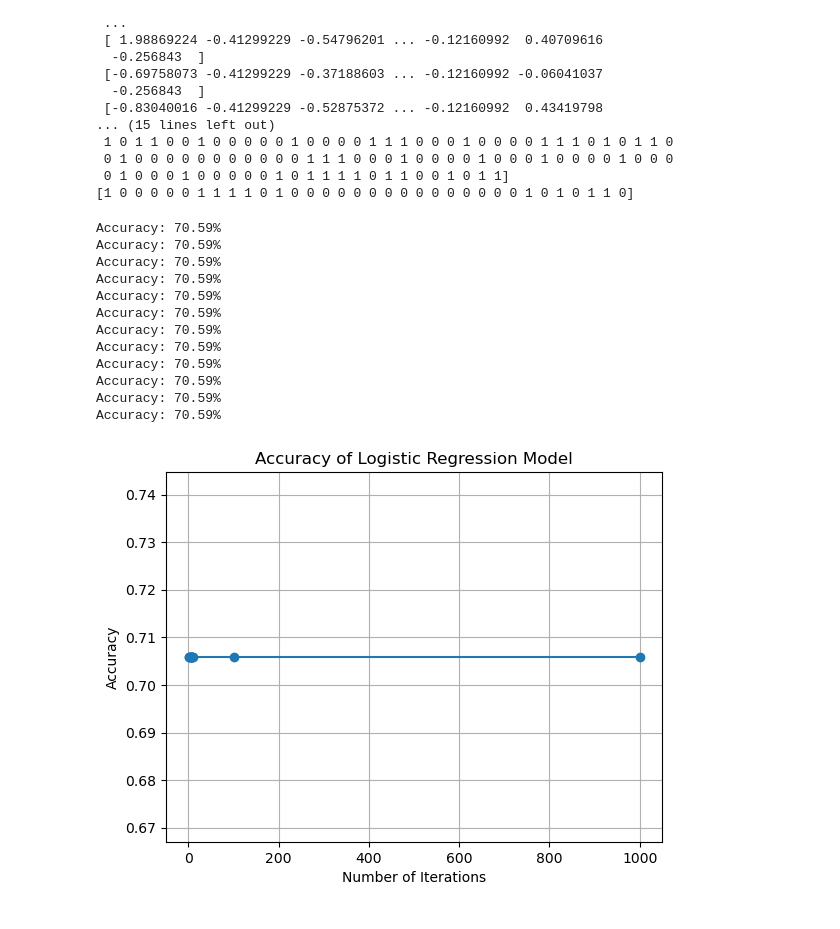
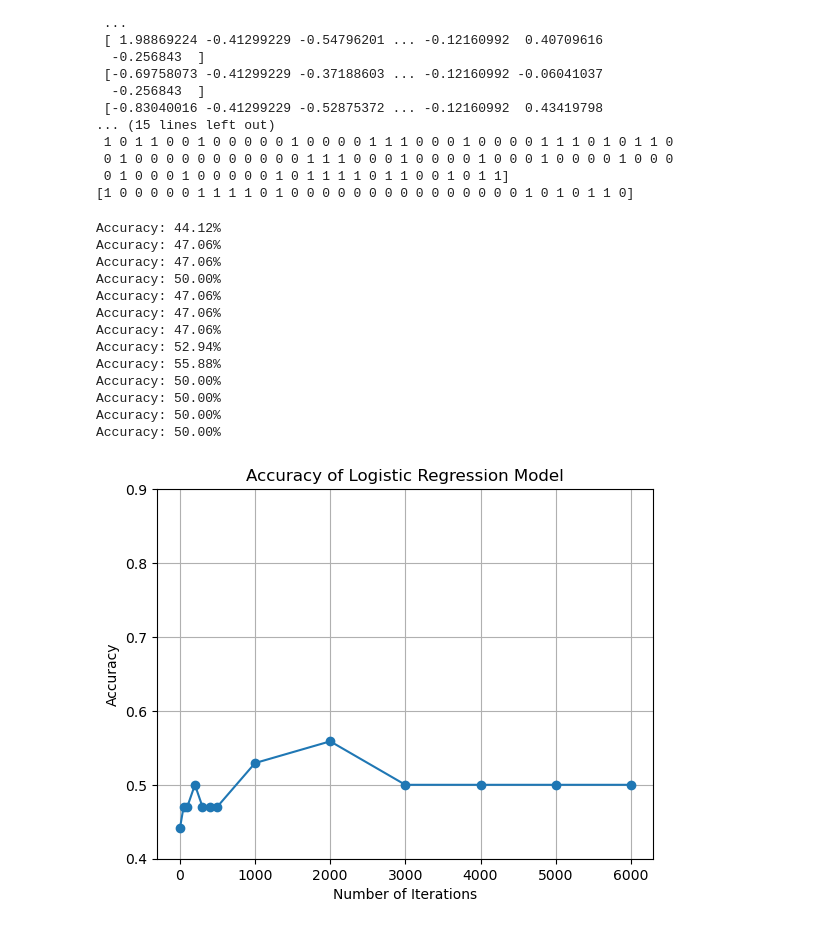
Before and after one commit to jonazhu/02620_ml_group5, a Jupyter notebook: FeatureEliminationLogisticRegression.ipynb, the cells around one changed output. Cells and saved outputs as stored; diff of their text form; code cells hidden in the pictures.

```diff
--- a/FeatureEliminationLogisticRegression.ipynb
+++ b/FeatureEliminationLogisticRegression.ipynb
@@ -26,4 +31,7 @@ Number of rows: 171
 Number of columns: 1204
 # %%
 def sigmoid(z):
+    """
+    sigmoid() is the simple mathematical function mapping real numbers to probabilities between 0 and 1
+    """
     return 1/(1+np.exp(-z))
@@ -171,27 +277,4 @@ Target variable for logistic regression:
  1 1 1 1 1 1 1 1 1 1 1 1 1 1 1 1 1 1 1 1 1 1 1 1 1 1 1 1 0 0 0 0 0 0 0 0 0
  0 0 0 0 0 0 0 0 0 0 0 0 0 0 0 0 0 0 0 0 0 1 1]
 <class 'numpy.ndarray'>
-# %%
-#Function for splitting data into training/testing sections
-def train_test_split(X, y, test_size=0.2, random_state=None):
-    """Split the dataset into training and testing sets."""
-    if random_state is not None:
-        np.random.seed(random_state)
-
-    #Shuffle indices
-    indices = np.arange(len(X))
-    np.random.shuffle(indices)
-
-    #Calculate the number of samples for the testing set
-    num_test_samples = int(len(X) * test_size)
-
-    #Split the shuffled indices into training and testing indices
-    test_indices = indices[:num_test_samples]
-    train_indices = indices[num_test_samples:]
-
-    #Split the dataset into training and testing sets
-    X_train, X_test = X[train_indices], X[test_indices]
-    y_train, y_test = y[train_indices], y[test_indices]
-
-    return X_train, X_test, y_train, y_test
 # %%
@@ -240,43 +324,45 @@ print(y_test)
 [1 0 0 0 0 0 1 1 1 1 0 1 0 0 0 0 0 0 0 0 0 0 0 0 0 0 0 1 0 1 0 1 1 0]
 # %%
 #Switch hyperparameters up
-learning_rate = 0.001
-num_iterations_list = [1,2,3,4,5,6,7,8,9,10, 100, 1000]
+learning_rate = 0.1
+num_iterations_list = [1, 50, 100, 200, 300, 400, 500, 1000, 2000, 3000, 4000, 5000, 6000]
 
 #Train the logistic regression model and evaluate accuracy for each number of iterations
 accuracy_scores = []
 for num_iterations in num_iterations_list:
     #Training step
     weights, bias = logistic_regression(X_train, y_train, learning_rate, num_iterations)
 
     #Make predictions on the test data
     y_pred = logistic_regression_predict(X_test, weights, bias)
 
     #Calculate accuracy
     acc = compute_score(y_test, y_pred)
     print("Accuracy: {:.2f}%".format(acc* 100))
     accuracy_scores.append(acc)
 
 #Plot accuracy over iterations
 plt.plot(num_iterations_list, accuracy_scores, marker='o')
 plt.xlabel('Number of Iterations')
 plt.ylabel('Accuracy')
 plt.title('Accuracy of Logistic Regression Model')
 plt.grid(True)
+plt.ylim(0.4,0.9)
 plt.show()
 # %% [output]
-Accuracy: 70.59%
-Accuracy: 70.59%
-Accuracy: 70.59%
-Accuracy: 70.59%
-Accuracy: 70.59%
-Accuracy: 70.59%
-Accuracy: 70.59%
-Accuracy: 70.59%
-Accuracy: 70.59%
-Accuracy: 70.59%
-Accuracy: 70.59%
-Accuracy: 70.59%
+Accuracy: 44.12%
+Accuracy: 47.06%
+Accuracy: 47.06%
+Accuracy: 50.00%
+Accuracy: 47.06%
+Accuracy: 47.06%
+Accuracy: 47.06%
+Accuracy: 52.94%
+Accuracy: 55.88%
+Accuracy: 50.00%
+Accuracy: 50.00%
+Accuracy: 50.00%
+Accuracy: 50.00%
-[figure, old version]
+[figure, new version]
 # %%
 #Evaluate coefficients
```
Also changed, not shown: parts of 18 cells of this notebook.
